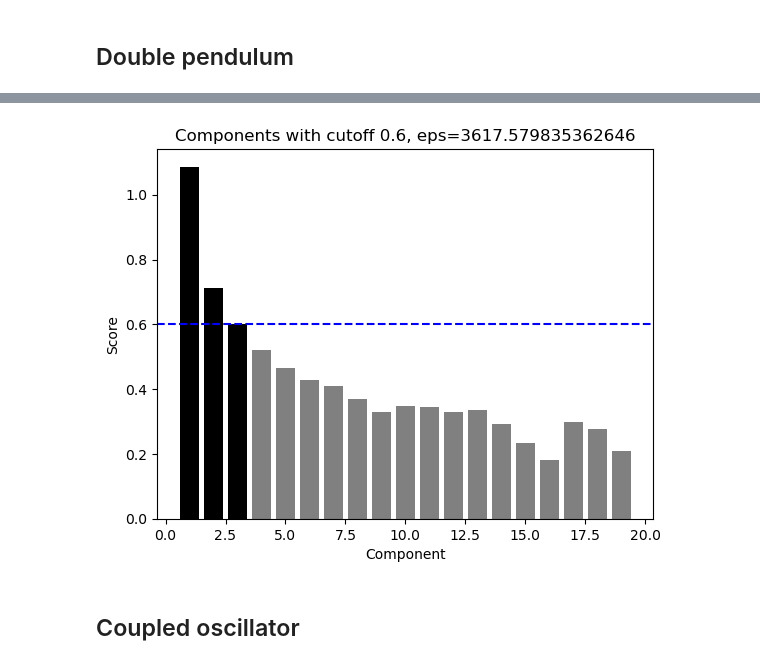
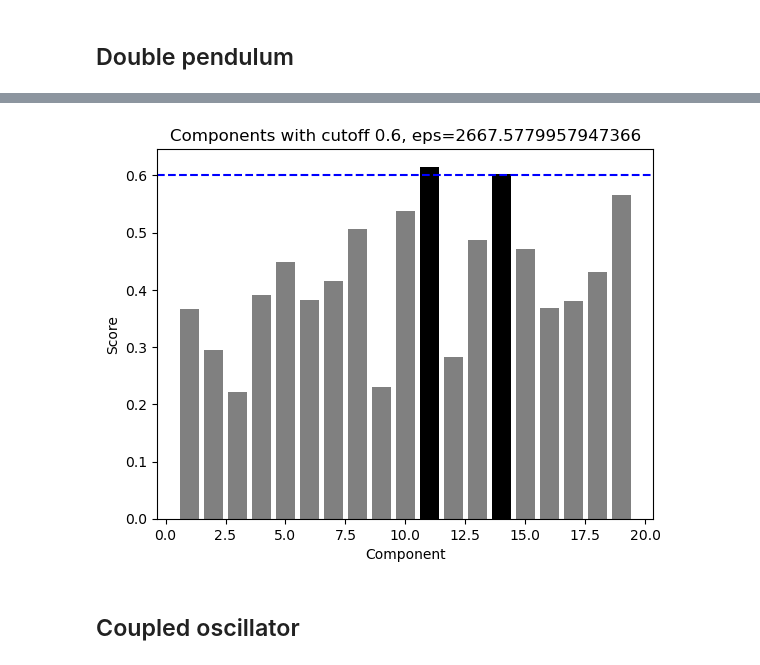
Before and after one commit to waleko/ai-prentice-conservation-laws, a Jupyter notebook: Replicating Soljacic.ipynb, the cells around one changed output, grey strips where cells are left out. Saved outputs shown, nothing was run; the diff lists cells and outputs as text; code cells hidden in the pictures.

```diff
--- a/Replicating Soljacic.ipynb
+++ b/Replicating Soljacic.ipynb
@@ -93,7 +94,7 @@ plt.matshow(W_DP)
 # %%
-scores, embedding, embed_list = utils.spectral_embedding(W_DP, n_neighbors=40)
+scores, embedding, embed_list = utils.spectral_embedding(W_DP, n_neighbors=35)
 # %% [output]
-[figure, old version]
+[figure, new version]
 # %% [markdown]
 ## Coupled oscillator
 # %%
```
Also changed, not shown: parts of 25 cells of this notebook, 1 other file.
